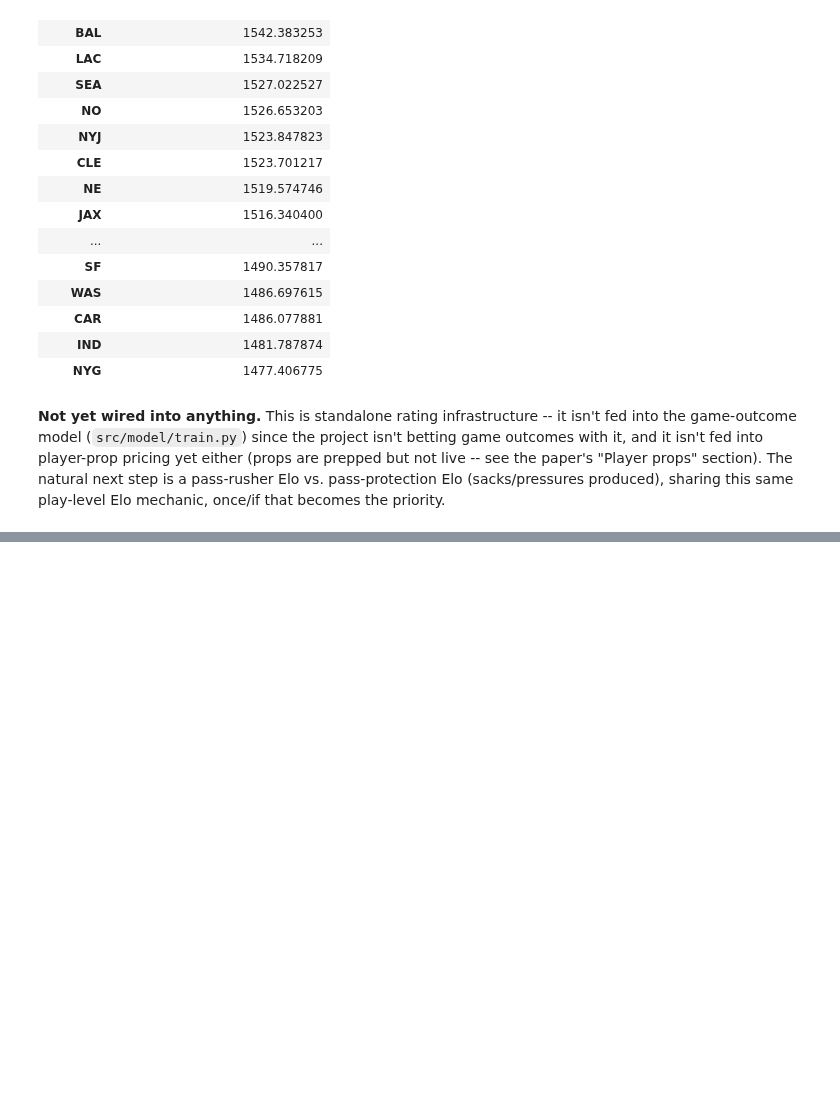
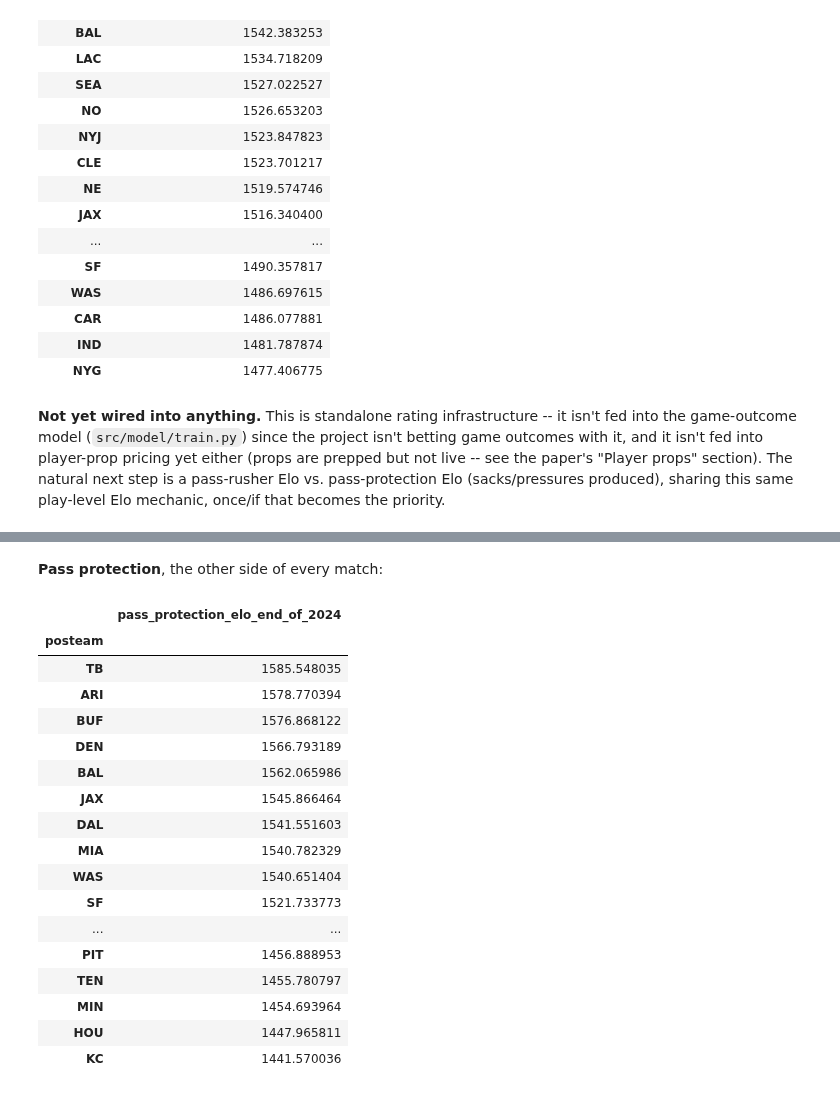
Before and after one commit to rahulr-1006/nfl_2026, a Jupyter notebook: notebooks/model_backtest_results.ipynb, the cells around one changed output, grey strips where cells are left out. Drawn from its saved outputs; the diff is of its cells as text; code cells hidden in the pictures; blank space fills up the shorter version.

```diff
--- a/notebooks/model_backtest_results.ipynb
+++ b/notebooks/model_backtest_results.ipynb
@@ -617,0 +642,14 @@ same play-level Elo mechanic, once/if that becomes the priority.
+# %%
+from src.model.pass_rush_elo import compute_pass_rush_elo_ratings, credited_pressure_counts
+
+pass_rush_ratings = compute_pass_rush_elo_ratings(pbp)
+print(f"{len(pass_rush_ratings)} dropbacks processed")
+
+final_rush = pass_rush_ratings.sort_values(["season", "week", "play_id"]).groupby("defteam").last()["post_pass_rush_elo"]
+final_prot = pass_rush_ratings.sort_values(["season", "week", "play_id"]).groupby("posteam").last()["post_pass_protection_elo"]
+print(f"mean rush Elo: {final_rush.mean():.1f}  mean protection Elo: {final_prot.mean():.1f}  (both near 1500 -- properly centered)")
+
+pd.DataFrame({
+    "pass_rush_elo_top5": final_rush.sort_values(ascending=False).head(5),
+    "pass_rush_elo_bottom5": final_rush.sort_values(ascending=False).tail(5).values,
+})
@@ -617,0 +666,23 @@ same play-level Elo mechanic, once/if that becomes the priority.
+# %% [markdown]
+**Pass protection**, the other side of every match:
+# %%
+final_prot.sort_values(ascending=False).rename("pass_protection_elo_end_of_2024").to_frame()
+# %% [output]
+|  | pass_protection_elo_end_of_2024 |
+| posteam |  |
+| TB | 1585.548035 |
+| ARI | 1578.770394 |
+| BUF | 1576.868122 |
+| DEN | 1566.793189 |
+| BAL | 1562.065986 |
+| JAX | 1545.866464 |
+| DAL | 1541.551603 |
+| MIA | 1540.782329 |
+| WAS | 1540.651404 |
+| SF | 1521.733773 |
+| ... | ... |
+| PIT | 1456.888953 |
+| TEN | 1455.780797 |
+| MIN | 1454.693964 |
+| HOU | 1447.965811 |
+| KC | 1441.570036 |
```
Also changed, not shown: parts of 4 cells of this notebook, 6 other files.
